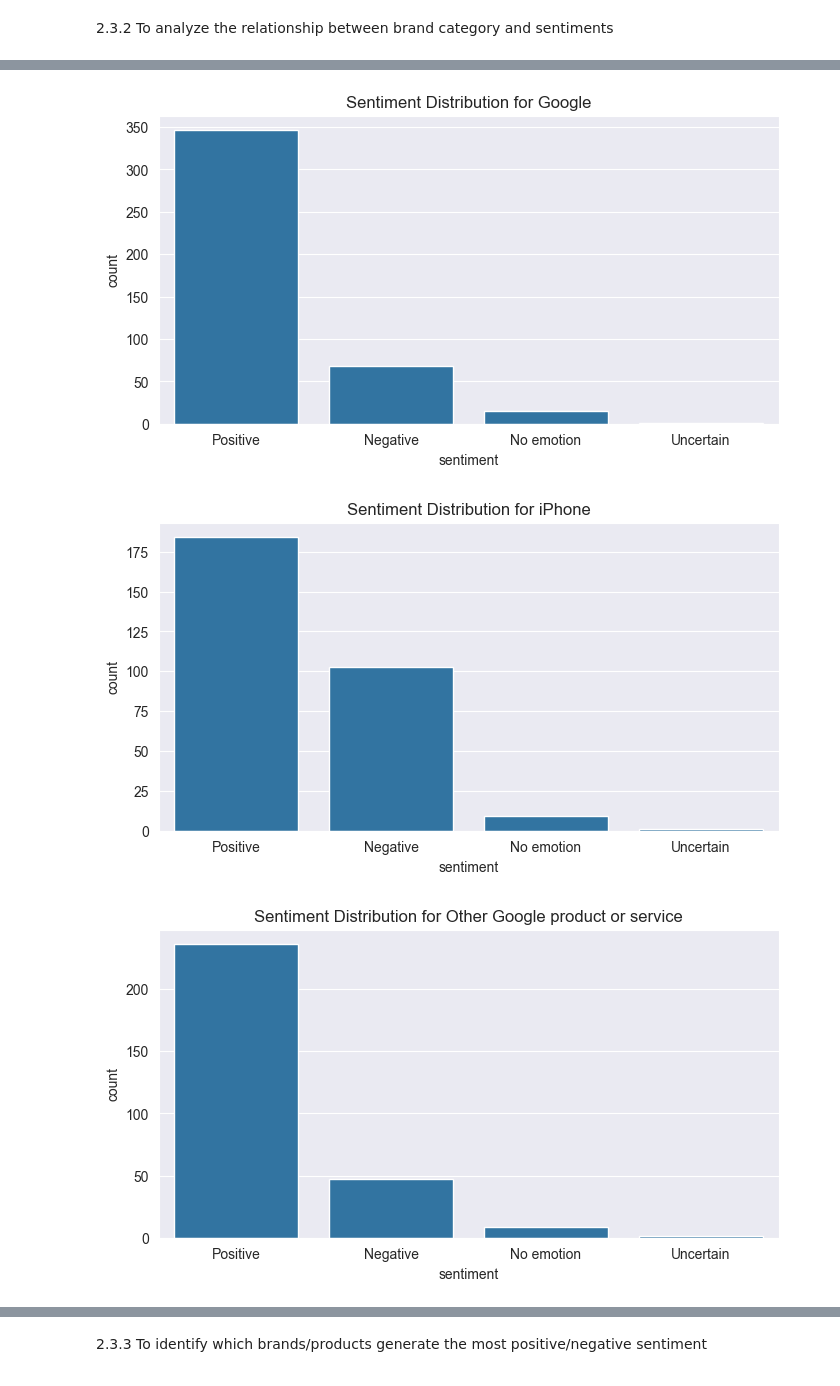
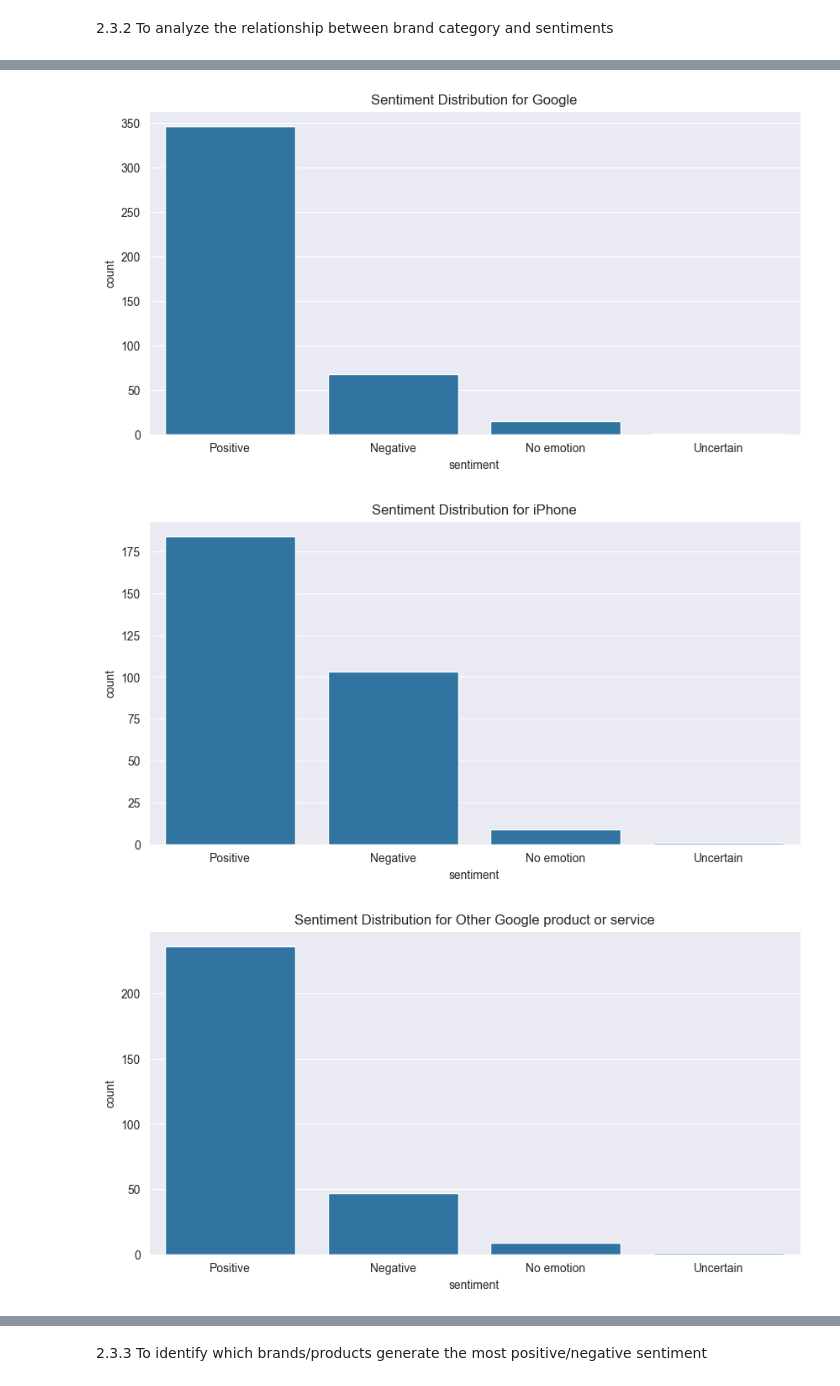
Before and after one commit to Patoh254code/product_brand_sentiment_analysis, a Jupyter notebook: index.ipynb, the cells around one changed output, grey strips where cells are left out. Cells and saved outputs as stored; diff of their text form; code cells hidden in the pictures.

```diff
--- a/index.ipynb
+++ b/index.ipynb
@@ -272,7 +280,7 @@ We can infer that we have an data Imbalance
 # Sentiment by brands
 for b in brands.index:
     brand_data = sent_df[sent_df['brand'] == b]
-    plt.figure(figsize=(8, 4))
+    plt.figure(figsize=(10, 5))
     sns.countplot(data=brand_data,
                   x='sentiment',
                   order=['Positive', 'Negative', 'No emotion', "Uncertain"])
@@ -286,3 +294,3 @@ for b in brands.index:
-[figure, old version]
+[figure, new version]
-[figure, old version]
+[figure, new version]
-[figure, old version]
+[figure, new version]
```
Also changed, not shown: parts of 19 cells of this notebook, 15 other files.
